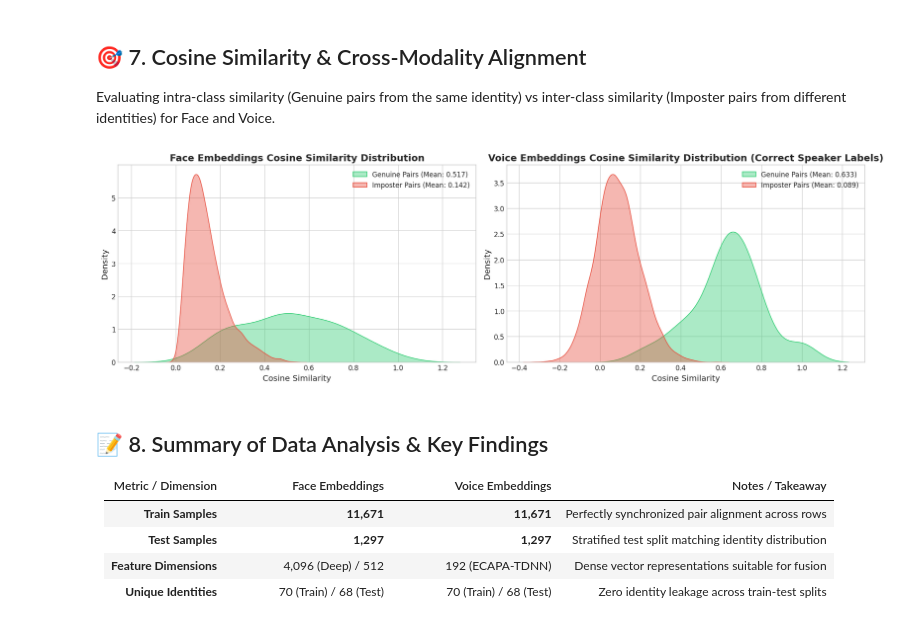
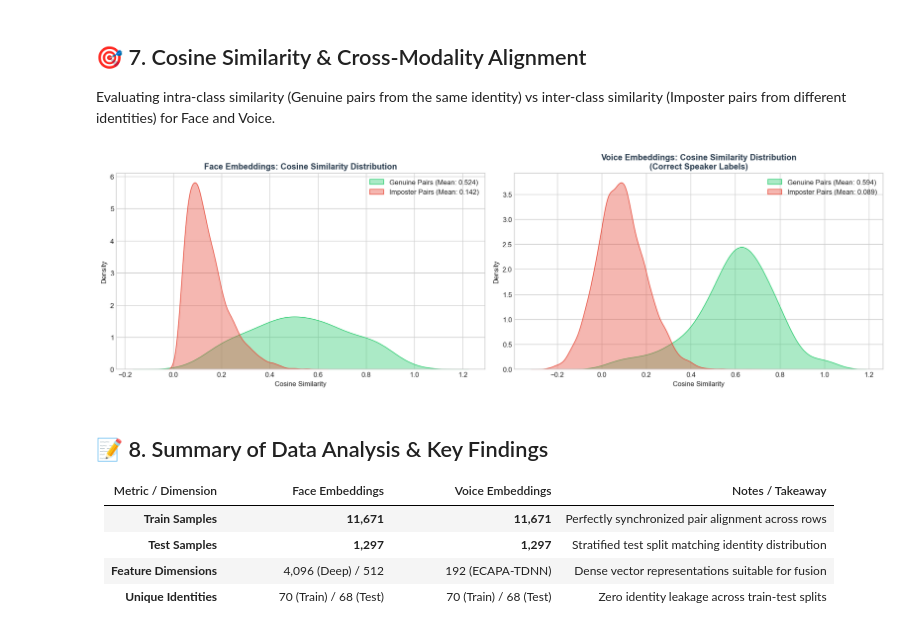
Before and after one commit to SaiTejaMantha03/BiFed-S, a Jupyter notebook: data_analysis.ipynb, the cells around one changed output. Drawn from its saved outputs; the diff is of its cells as text; code cells hidden in the pictures.

Commit message:
feat: add data analysis output plots and update notebook execution results

```diff
--- a/data_analysis.ipynb
+++ b/data_analysis.ipynb
@@ -348,57 +341,62 @@ Evaluating intra-class similarity (Genuine pairs from the same identity) vs inte
 # %%
 # 7. Cosine Similarity Distributions
 np.random.seed(42)
 
 # Normalize vectors for accurate cosine similarity calculation
-X_face_norm = X_face_tr / np.linalg.norm(X_face_tr, axis=1, keepdims=True)
-X_voice_norm = X_voice_tr / np.linalg.norm(X_voice_tr, axis=1, keepdims=True)
+def _normalize(X):
+    return X / (np.linalg.norm(X, axis=1, keepdims=True) + 1e-12)
 
-face_labels = df_face_train['identity'].values
+X_face_norm  = _normalize(X_face_tr)
+X_voice_norm = _normalize(X_voice_tr)
+
+face_labels  = df_face_train['identity'].values
 voice_labels = df_voice_train['identity'].values
 
-# Sample genuine and imposter pairs
-n_samples = 4000
-indices1_f = np.random.choice(len(face_labels), n_samples)
-indices2_f = np.random.choice(len(face_labels), n_samples)
+n_pairs = 10000
 
-face_sims = np.sum(X_face_norm[indices1_f] * X_face_norm[indices2_f], axis=1)
-same_face_identity = (face_labels[indices1_f] == face_labels[indices2_f])
+# Face pairs
+idx1_f = np.random.choice(len(face_labels), n_pairs)
+idx2_f = np.random.choice(len(face_labels), n_pairs)
+face_sims        = np.sum(X_face_norm[idx1_f] * X_face_norm[idx2_f], axis=1)
+same_face        = (face_labels[idx1_f] == face_labels[idx2_f])
+gen_face_sims    = face_sims[same_face]
+imp_face_sims    = face_sims[~same_face]
 
-gen_face_sims = face_sims[same_face_identity]
-imp_face_sims = face_sims[~same_face_identity]
-
-# For voice, sample using genuine voice labels (not face row index)
-indices1_v = np.random.choice(len(voice_labels), n_samples)
-indices2_v = np.random.choice(len(voice_labels), n_samples)
-
-voice_sims = np.sum(X_voice_norm[indices1_v] * X_voice_norm[indices2_v], axis=1)
-same_voice_identity = (voice_labels[indices1_v] == voice_labels[indices2_v])
-
-gen_voice_sims = voice_sims[same_voice_identity]
-imp_voice_sims = voice_sims[~same_voice_identity]
+# Voice pairs — use independent voice indices with voice labels
+idx1_v = np.random.choice(len(voice_labels), n_pairs)
+idx2_v = np.random.choice(len(voice_labels), n_pairs)
+voice_sims       = np.sum(X_voice_norm[idx1_v] * X_voice_norm[idx2_v], axis=1)
+same_voice       = (voice_labels[idx1_v] == voice_labels[idx2_v])
+gen_voice_sims   = voice_sims[same_voice]
+imp_voice_sims   = voice_sims[~same_voice]
 
 fig, axes = plt.subplots(1, 2, figsize=(16, 5))
 
-# Plot 1: Face Genuine vs Imposter Similarity
-sns.kdeplot(gen_face_sims, ax=axes[0], label=f'Genuine Pairs (Mean: {gen_face_sims.mean():.3f})', color='#2ecc71', fill=True, alpha=0.4)
-sns.kdeplot(imp_face_sims, ax=axes[0], label=f'Imposter Pairs (Mean: {imp_face_sims.mean():.3f})', color='#e74c3c', fill=True, alpha=0.4)
-axes[0].set_title("Face Embeddings Cosine Similarity Distribution", fontweight='bold')
-axes[0].set_xlabel("Cosine Similarity")
-axes[0].set_ylabel("Density")
-axes[0].legend()
+# Plot 1: Face Genuine vs Imposter
+sns.kdeplot(gen_face_sims, ax=axes[0],
+            label=f'Genuine Pairs (Mean: {gen_face_sims.mean():.3f})',
+            color='#2ecc71', fill=True, alpha=0.4)
+sns.kdeplot(imp_face_sims, ax=axes[0],
+            label=f'Imposter Pairs (Mean: {imp_face_sims.mean():.3f})',
+            color='#e74c3c', fill=True, alpha=0.4)
+axes[0].set_title('Face Embeddings: Cosine Similarity Distribution', fontweight='bold')
+axes[0].set_xlabel('Cosine Similarity'); axes[0].set_ylabel('Density'); axes[0].legend()
 
-# Plot 2: Voice Genuine vs Imposter Similarity (Fixed with actual speaker labels)
-sns.kdeplot(gen_voice_sims, ax=axes[1], label=f'Genuine Pairs (Mean: {gen_voice_sims.mean():.3f})', color='#2ecc71', fill=True, alpha=0.4)
-sns.kdeplot(imp_voice_sims, ax=axes[1], label=f'Imposter Pairs (Mean: {imp_voice_sims.mean():.3f})', color='#e74c3c', fill=True, alpha=0.4)
-axes[1].set_title("Voice Embeddings Cosine Similarity Distribution (Correct Speaker Labels)", fontweight='bold')
-axes[1].set_xlabel("Cosine Similarity")
-axes[1].set_ylabel("Density")
-axes[1].legend()
+# Plot 2: Voice Genuine vs Imposter (correct speaker labels)
+sns.kdeplot(gen_voice_sims, ax=axes[1],
+            label=f'Genuine Pairs (Mean: {gen_voice_sims.mean():.3f})',
+            color='#2ecc71', fill=True, alpha=0.4)
+sns.kdeplot(imp_voice_sims, ax=axes[1],
+            label=f'Imposter Pairs (Mean: {imp_voice_sims.mean():.3f})',
+            color='#e74c3c', fill=True, alpha=0.4)
+axes[1].set_title('Voice Embeddings: Cosine Similarity Distribution\n(Correct Speaker Labels)',
+                  fontweight='bold')
+axes[1].set_xlabel('Cosine Similarity'); axes[1].set_ylabel('Density'); axes[1].legend()
 
 plt.tight_layout()
 plt.show()
 # %% [output]
-[figure, old version]
+[figure, new version]
 # %% [markdown]
 ## 📝 8. Summary of Data Analysis & Key Findings
 
```
Also changed, not shown: parts of 1 cell of this notebook, 6 other files.
